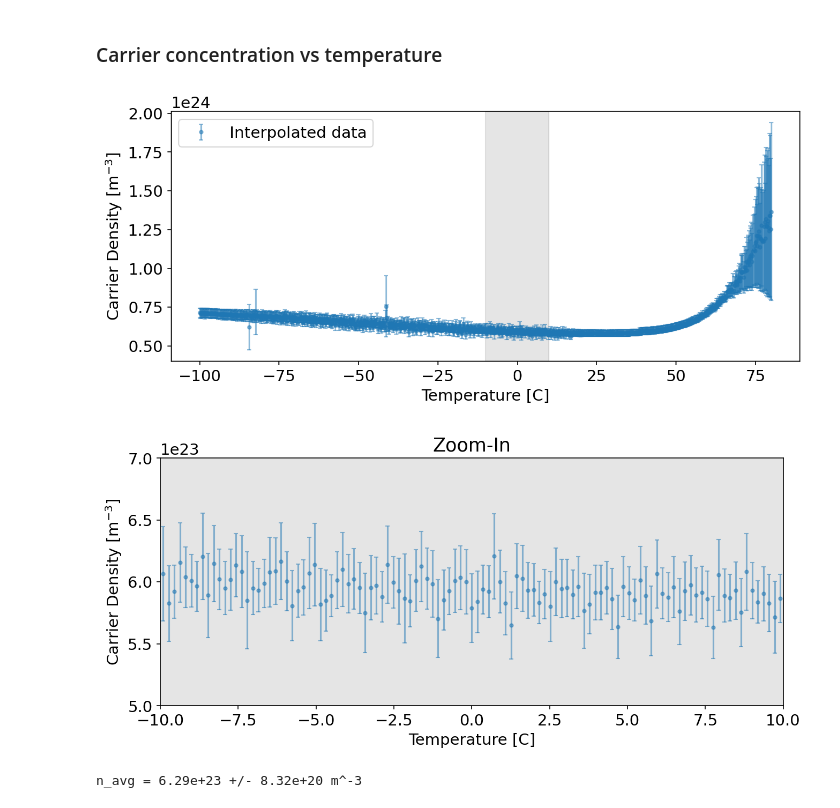
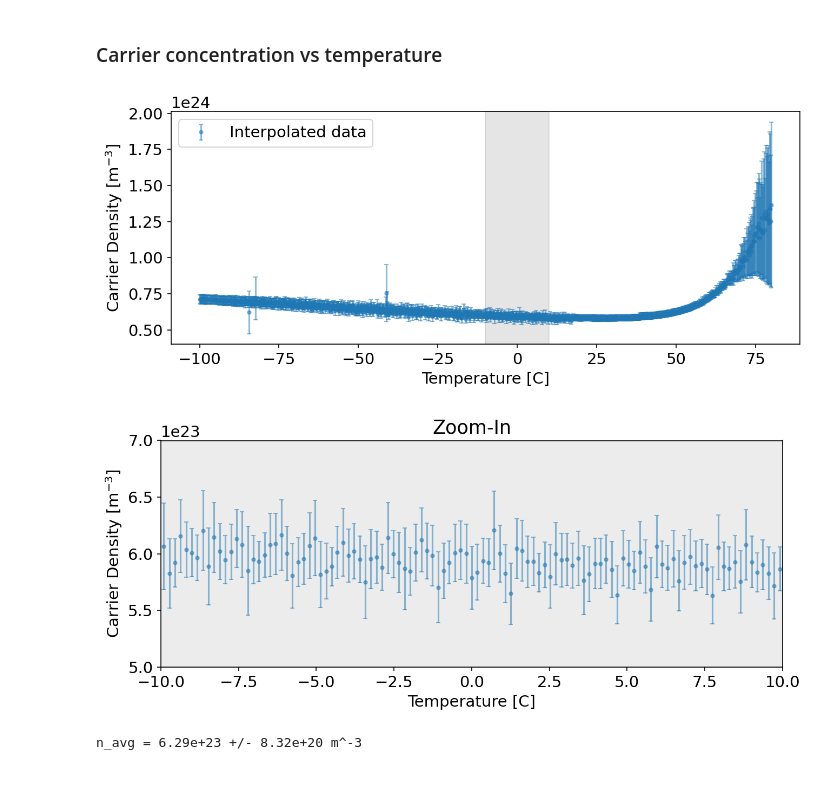
Before and after one commit to orpereira/PHYS469, a Jupyter notebook: hall_experiment/Hall_effect_post-interim.ipynb, the cells around one changed output. Saved outputs shown, nothing was run; the diff lists cells and outputs as text; code cells hidden in the pictures; blank space fills up the shorter version.

```diff
--- a/hall_experiment/Hall_effect_post-interim.ipynb
+++ b/hall_experiment/Hall_effect_post-interim.ipynb
@@ -360,48 +366,54 @@ for T in T_common:
     # Get voltage data at temperature for V5 & V7
     V1 = voltage_dict['v1'][T_index]
     V2 = voltage_dict['v2'][T_index]
 
     # Calculate VH
     VH = (V1+V2)/2
     error_VH = np.sqrt((1e-3)**2 + (1e-3)**2)
 
     # fit to VH = BI/nqt * 1/n get n from slope
     def fit_func(B, n, b):
         return -B * csts['I'] / (csts['q'] * csts['t'] * n) + b
 
     popt, pcov = opt.curve_fit(fit_func, voltage_dict['B_array'], VH, p0 = [0.5, -0.05])
     n = popt[0]
     b = popt[1]
     # print(f"n = {n:.2e}m^3")
     # print(f'err on n: {np.sqrt(np.diag(pcov))[0]:.2e}')
 
     n_dict[T] = n
     n_err_dict[T] = np.sqrt(np.diag(pcov))[0]
 
 # Plot
-plt.figure(figsize=(10,4), dpi=150)
+plt.figure(figsize=(9,4), dpi=150)
 plt.errorbar(list(n_dict.keys()), list(n_dict.values()), yerr =list(n_err_dict.values()),  marker = '.', linestyle = 'None', capsize = 2, alpha = 0.5, label='Interpolated data')
 plt.legend()
 # plt.title("Carrier Density vs Temperature")
 
 # gray out region from -10 to 10
 plt.axvspan(-10, 10, color='gray', alpha=0.2)
 plt.xlabel("Temperature [C]")
-plt.ylabel("Carrier Density [m$^{-3}$]");
+plt.ylabel("Carrier Density [m$^{-3}$]")
+plt.tight_layout()
+plt.savefig('figures/carrier-temp.png', bbox_inches='tight')
+plt.show()
 # %% [output]
-[figure, old version]
+[figure, new version]
 # %%
 #zoom-in on the superconducting region
-plt.figure(figsize=(10,4), dpi=150)
-plt.axvspan(-10, 10, color='gray', alpha=0.2)
+plt.figure(figsize=(9,4), dpi=150)
+plt.axvspan(-10, 10, color='gray', alpha=0.15)
 plt.errorbar(list(n_dict.keys()), list(n_dict.values()), yerr =list(n_err_dict.values()),  marker = '.', linestyle = 'None', capsize = 2, alpha = 0.5)
 plt.xlim(-10, 10)
 plt.ylim(0.5e24, 0.7e24)
 plt.xlabel("Temperature [C]")
 plt.ylabel("Carrier Density [m$^{-3}$]")
-plt.title("Zoom-In");
+plt.title("Zoom-In")
+plt.tight_layout()
+plt.savefig('figures/carrier-temp-zoom.png', bbox_inches='tight')
+plt.show()
 # %% [output]
-[figure, old version]
+[figure, new version]
 # %%
 # weighted average of n based on errors
 n_avg = np.average(list(n_dict.values()), weights = [1/err**2 for err in n_err_dict.values()])
```
Also changed, not shown: parts of 12 cells of this notebook, 58 other files.
